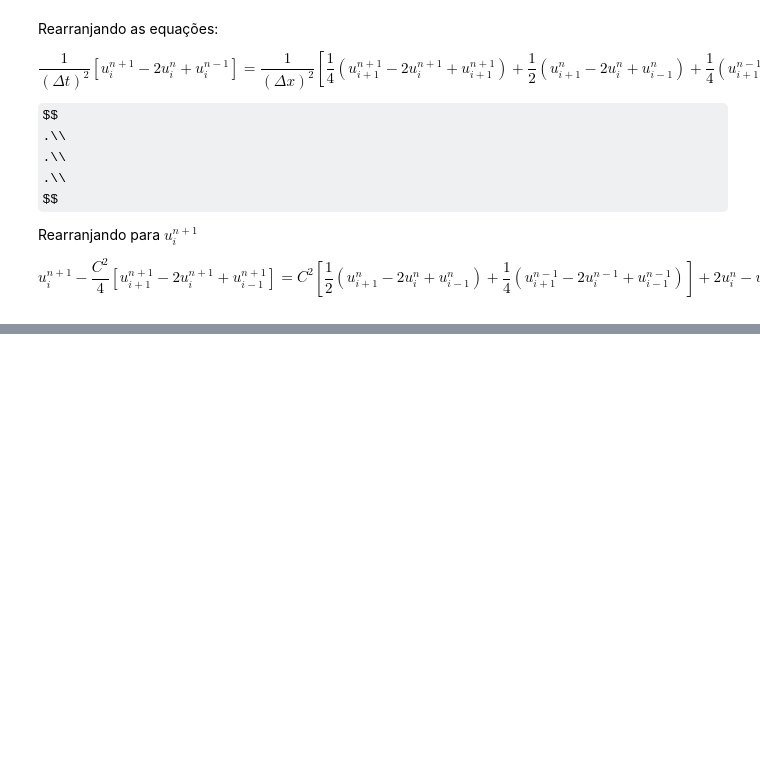
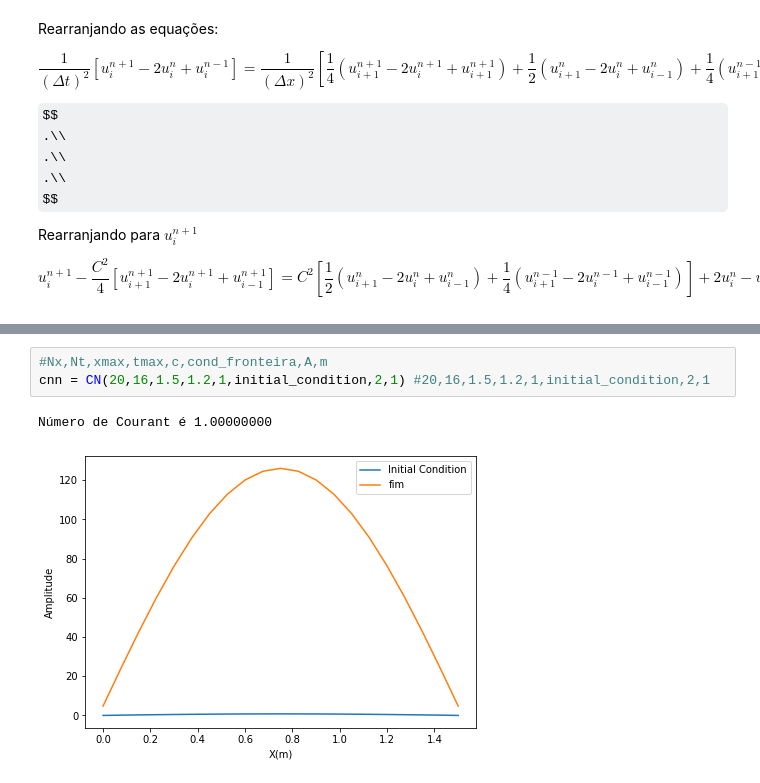
Before and after one commit to caua-veiga/Metodos-Computacionais-2022, a Jupyter notebook: TPs/Notebooks/TP 7.ipynb, the cells around one changed output, grey strips where cells are left out. Cells and saved outputs as stored; diff of their text form; some formulas as TeX source; blank space fills up the shorter version.

```diff
--- a/TPs/Notebooks/TP 7.ipynb
+++ b/TPs/Notebooks/TP 7.ipynb
@@ -255,0 +413,6 @@ def CN(a, Nx, xi, xf, Tf, cond_inicial, cond_fronteira):
+# %%
+#Nx,Nt,xmax,tmax,c,cond_fronteira,A,m
+cnn = CN(20,16,1.5,1.2,1,initial_condition,2,1) #20,16,1.5,1.2,1,initial_condition,2,1
+# %% [output]
+Número de Courant é 1.00000000
+[figure, added]
```
Also changed, not shown: parts of 5 cells of this notebook, 13 other files.
